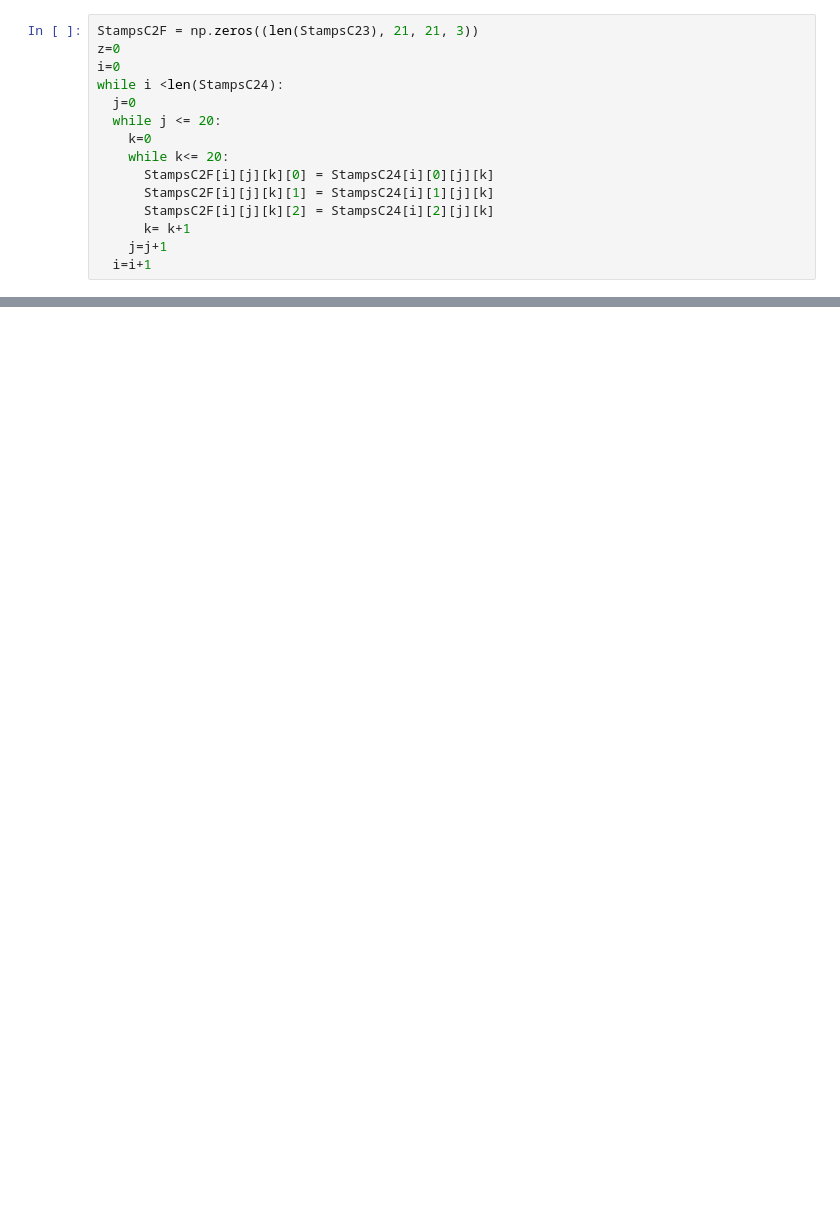
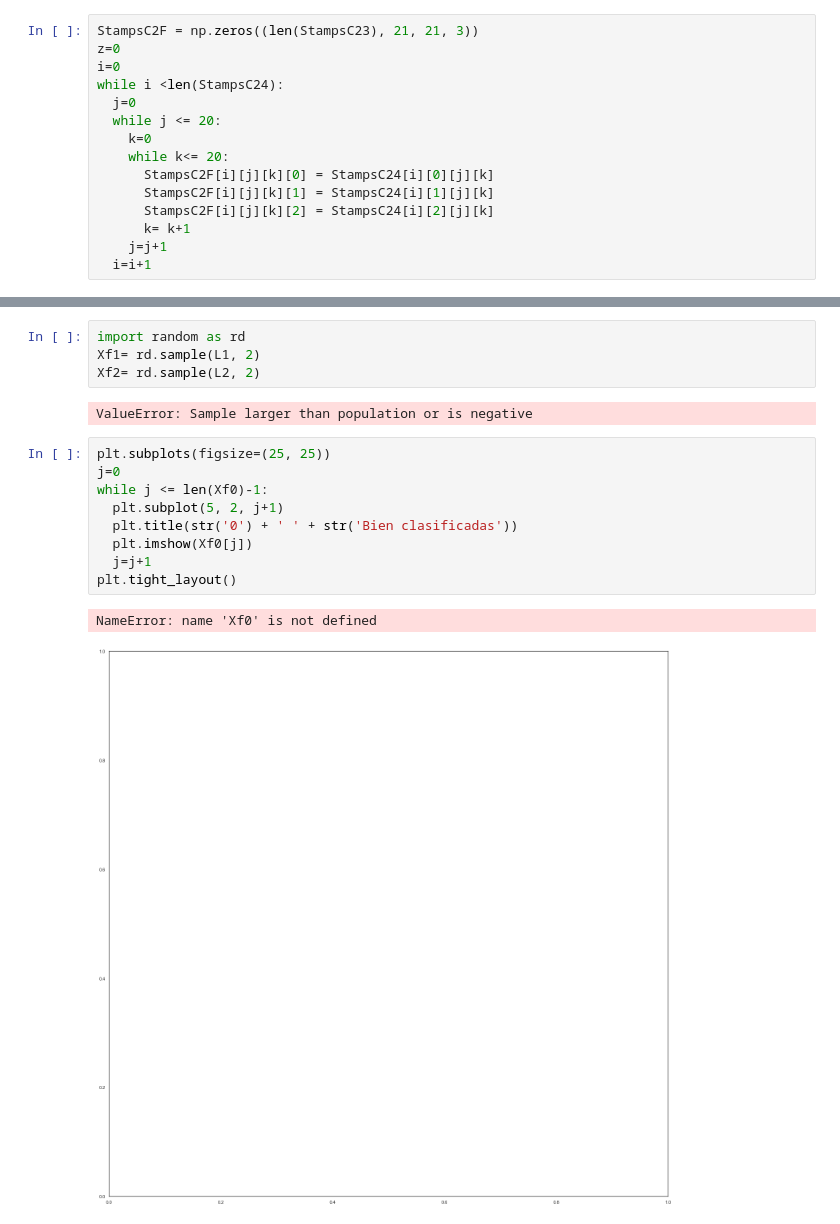
Before and after one commit to vecheto/Classifying-Asteroids, a Jupyter notebook: Exploratory.ipynb, the cells around one changed output, grey strips where cells are left out. Drawn from its saved outputs; the diff is of its cells as text; blank space fills up the shorter version.

```diff
--- a/Exploratory.ipynb
+++ b/Exploratory.ipynb
@@ -788,0 +823,18 @@ WARNING: VerifyWarning: Keyword name 'STAMP_TYPE' is greater than 8 characters o
+# %%
+import random as rd
+Xf1= rd.sample(L1, 2)
+Xf2= rd.sample(L2, 2)
+# %% [output]
+ValueError: Sample larger than population or is negative
+# %%
+plt.subplots(figsize=(25, 25))
+j=0
+while j <= len(Xf0)-1:
+  plt.subplot(5, 2, j+1)
+  plt.title(str('0') + ' ' + str('Bien clasificadas'))
+  plt.imshow(Xf0[j])
+  j=j+1
+plt.tight_layout()
+# %% [output]
+NameError: name 'Xf0' is not defined
+[figure, added]
```
Also changed, not shown: parts of 28 cells of this notebook.
